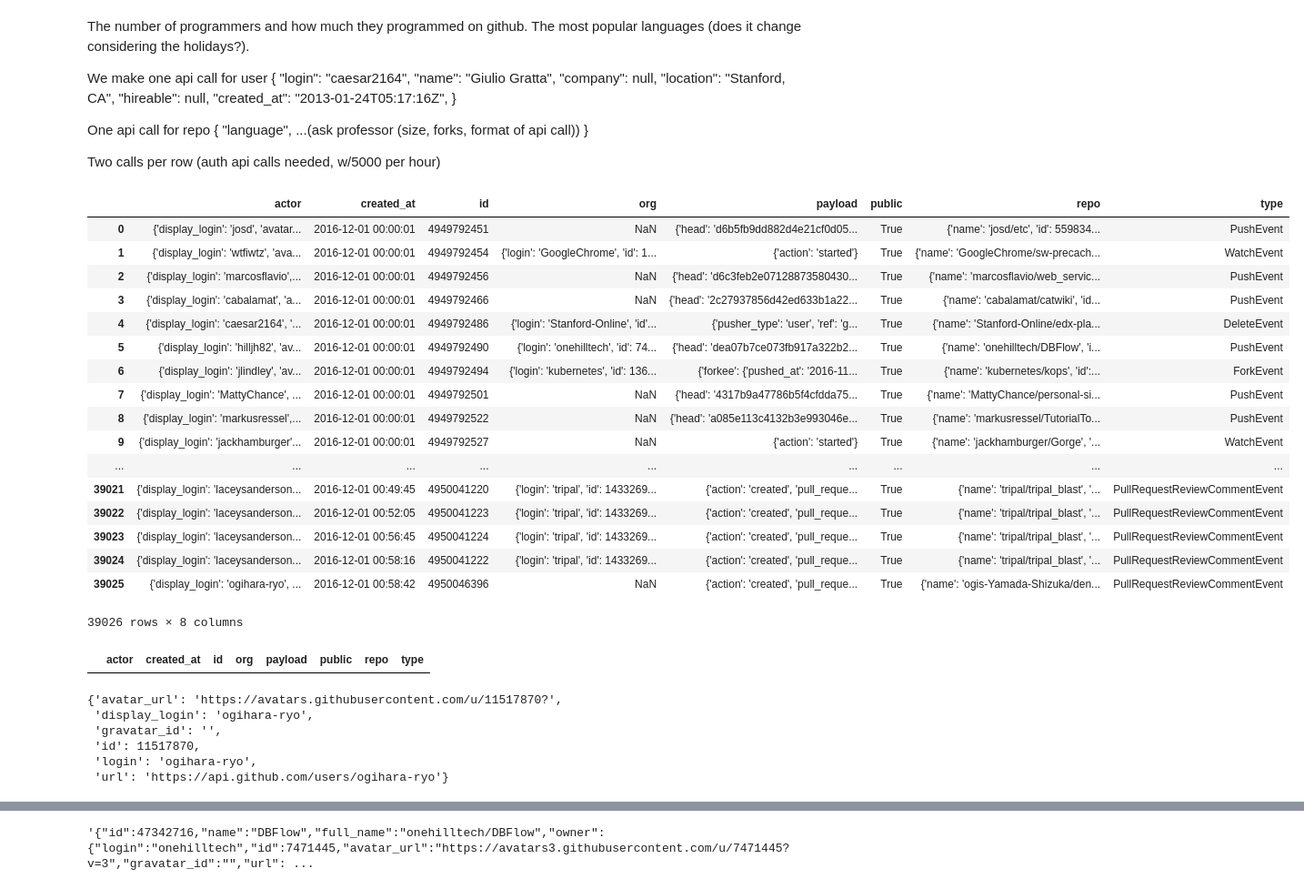
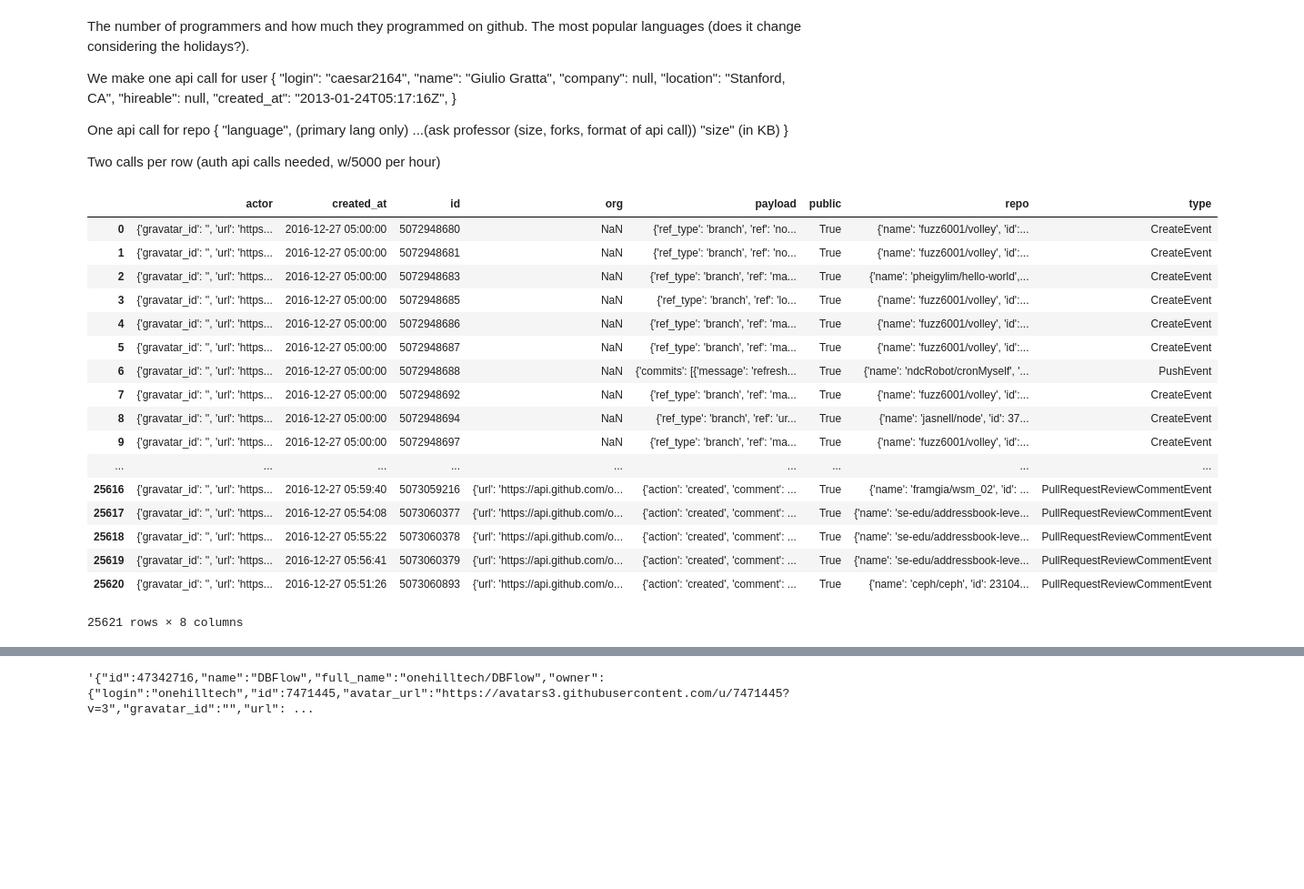
Before and after one commit to jebradbury39/GithubAnalysis, a Jupyter notebook: Data Collection and Cleaning.ipynb, the cells around one changed output, grey strips where cells are left out. Shown: that part at 91% size. Drawn from its saved outputs; the diff is of its cells as text; code cells hidden in the pictures; blank space fills up the shorter version.

Commit message:
Set up data collection

```diff
--- a/Data Collection and Cleaning.ipynb
+++ b/Data Collection and Cleaning.ipynb
@@ -14,8 +14,9 @@ We make one api call for user
 
 One api call for repo
 {
-    "language",
+    "language", (primary lang only)
     ...(ask professor (size, forks, format of api call))
+    "size" (in KB)
 }
 
 Two calls per row (auth api calls needed, w/5000 per hour)
@@ -33,35 +32,22 @@ clientSecret = auth["Client Secret"].loc[0]
 # %%
-data = pd.read_json("dataset/2016-12-01-0.json", lines=True)
+data = pd.read_json("/share/GithubAnalysis/2016-12-27-5.json", lines=True)
 data
 # %% [output]
 |  | actor | created_at | id | org | payload | public | repo | type |
-| 0 | {'display_login': 'josd', 'avatar... | 2016-12-01 00:00:01 | 4949792451 | NaN | {'head': 'd6b5fb9dd882d4e21cf0d05... | True | {'name': 'josd/etc', 'id': 559834... | PushEvent |
-| 1 | {'display_login': 'wtfiwtz', 'ava... | 2016-12-01 00:00:01 | 4949792454 | {'login': 'GoogleChrome', 'id': 1... | {'action': 'started'} | True | {'name': 'GoogleChrome/sw-precach... | WatchEvent |
-| 2 | {'display_login': 'marcosflavio',... | 2016-12-01 00:00:01 | 4949792456 | NaN | {'head': 'd6c3feb2e07128873580430... | True | {'name': 'marcosflavio/web_servic... | PushEvent |
-| 3 | {'display_login': 'cabalamat', 'a... | 2016-12-01 00:00:01 | 4949792466 | NaN | {'head': '2c27937856d42ed633b1a22... | True | {'name': 'cabalamat/catwiki', 'id... | PushEvent |
-| 4 | {'display_login': 'caesar2164', '... | 2016-12-01 00:00:01 | 4949792486 | {'login': 'Stanford-Online', 'id'... | {'pusher_type': 'user', 'ref': 'g... | True | {'name': 'Stanford-Online/edx-pla... | DeleteEvent |
-| 5 | {'display_login': 'hilljh82', 'av... | 2016-12-01 00:00:01 | 4949792490 | {'login': 'onehilltech', 'id': 74... | {'head': 'dea07b7ce073fb917a322b2... | True | {'name': 'onehilltech/DBFlow', 'i... | PushEvent |
-| 6 | {'display_login': 'jlindley', 'av... | 2016-12-01 00:00:01 | 4949792494 | {'login': 'kubernetes', 'id': 136... | {'forkee': {'pushed_at': '2016-11... | True | {'name': 'kubernetes/kops', 'id':... | ForkEvent |
-| 7 | {'display_login': 'MattyChance', ... | 2016-12-01 00:00:01 | 4949792501 | NaN | {'head': '4317b9a47786b5f4cfdda75... | True | {'name': 'MattyChance/personal-si... | PushEvent |
-| 8 | {'display_login': 'markusressel',... | 2016-12-01 00:00:01 | 4949792522 | NaN | {'head': 'a085e113c4132b3e993046e... | True | {'name': 'markusressel/TutorialTo... | PushEvent |
-| 9 | {'display_login': 'jackhamburger'... | 2016-12-01 00:00:01 | 4949792527 | NaN | {'action': 'started'} | True | {'name': 'jackhamburger/Gorge', '... | WatchEvent |
+| 0 | {'gravatar_id': '', 'url': 'https... | 2016-12-27 05:00:00 | 5072948680 | NaN | {'ref_type': 'branch', 'ref': 'no... | True | {'name': 'fuzz6001/volley', 'id':... | CreateEvent |
+| 1 | {'gravatar_id': '', 'url': 'https... | 2016-12-27 05:00:00 | 5072948681 | NaN | {'ref_type': 'branch', 'ref': 'no... | True | {'name': 'fuzz6001/volley', 'id':... | CreateEvent |
+| 2 | {'gravatar_id': '', 'url': 'https... | 2016-12-27 05:00:00 | 5072948683 | NaN | {'ref_type': 'branch', 'ref': 'ma... | True | {'name': 'pheigylim/hello-world',... | CreateEvent |
+| 3 | {'gravatar_id': '', 'url': 'https... | 2016-12-27 05:00:00 | 5072948685 | NaN | {'ref_type': 'branch', 'ref': 'lo... | True | {'name': 'fuzz6001/volley', 'id':... | CreateEvent |
+| 4 | {'gravatar_id': '', 'url': 'https... | 2016-12-27 05:00:00 | 5072948686 | NaN | {'ref_type': 'branch', 'ref': 'ma... | True | {'name': 'fuzz6001/volley', 'id':... | CreateEvent |
+| 5 | {'gravatar_id': '', 'url': 'https... | 2016-12-27 05:00:00 | 5072948687 | NaN | {'ref_type': 'branch', 'ref': 'ma... | True | {'name': 'fuzz6001/volley', 'id':... | CreateEvent |
+| 6 | {'gravatar_id': '', 'url': 'https... | 2016-12-27 05:00:00 | 5072948688 | NaN | {'commits': [{'message': 'refresh... | True | {'name': 'ndcRobot/cronMyself', '... | PushEvent |
+| 7 | {'gravatar_id': '', 'url': 'https... | 2016-12-27 05:00:00 | 5072948692 | NaN | {'ref_type': 'branch', 'ref': 'ma... | True | {'name': 'fuzz6001/volley', 'id':... | CreateEvent |
+| 8 | {'gravatar_id': '', 'url': 'https... | 2016-12-27 05:00:00 | 5072948694 | NaN | {'ref_type': 'branch', 'ref': 'ur... | True | {'name': 'jasnell/node', 'id': 37... | CreateEvent |
+| 9 | {'gravatar_id': '', 'url': 'https... | 2016-12-27 05:00:00 | 5072948697 | NaN | {'ref_type': 'branch', 'ref': 'ma... | True | {'name': 'fuzz6001/volley', 'id':... | CreateEvent |
 | ... | ... | ... | ... | ... | ... | ... | ... | ... |
-| 39021 | {'display_login': 'laceysanderson... | 2016-12-01 00:49:45 | 4950041220 | {'login': 'tripal', 'id': 1433269... | {'action': 'created', 'pull_reque... | True | {'name': 'tripal/tripal_blast', '... | PullRequestReviewCommentEvent |
-| 39022 | {'display_login': 'laceysanderson... | 2016-12-01 00:52:05 | 4950041223 | {'login': 'tripal', 'id': 1433269... | {'action': 'created', 'pull_reque... | True | {'name': 'tripal/tripal_blast', '... | PullRequestReviewCommentEvent |
-| 39023 | {'display_login': 'laceysanderson... | 2016-12-01 00:56:45 | 4950041224 | {'login': 'tripal', 'id': 1433269... | {'action': 'created', 'pull_reque... | True | {'name': 'tripal/tripal_blast', '... | PullRequestReviewCommentEvent |
-| 39024 | {'display_login': 'laceysanderson... | 2016-12-01 00:58:16 | 4950041222 | {'login': 'tripal', 'id': 1433269... | {'action': 'created', 'pull_reque... | True | {'name': 'tripal/tripal_blast', '... | PullRequestReviewCommentEvent |
-| 39025 | {'display_login': 'ogihara-ryo', ... | 2016-12-01 00:58:42 | 4950046396 | NaN | {'action': 'created', 'pull_reque... | True | {'name': 'ogis-Yamada-Shizuka/den... | PullRequestReviewCommentEvent |
+| 25616 | {'gravatar_id': '', 'url': 'https... | 2016-12-27 05:59:40 | 5073059216 | {'url': 'https://api.github.com/o... | {'action': 'created', 'comment': ... | True | {'name': 'framgia/wsm_02', 'id': ... | PullRequestReviewCommentEvent |
+| 25617 | {'gravatar_id': '', 'url': 'https... | 2016-12-27 05:54:08 | 5073060377 | {'url': 'https://api.github.com/o... | {'action': 'created', 'comment': ... | True | {'name': 'se-edu/addressbook-leve... | PullRequestReviewCommentEvent |
+| 25618 | {'gravatar_id': '', 'url': 'https... | 2016-12-27 05:55:22 | 5073060378 | {'url': 'https://api.github.com/o... | {'action': 'created', 'comment': ... | True | {'name': 'se-edu/addressbook-leve... | PullRequestReviewCommentEvent |
+| 25619 | {'gravatar_id': '', 'url': 'https... | 2016-12-27 05:56:41 | 5073060379 | {'url': 'https://api.github.com/o... | {'action': 'created', 'comment': ... | True | {'name': 'se-edu/addressbook-leve... | PullRequestReviewCommentEvent |
+| 25620 | {'gravatar_id': '', 'url': 'https... | 2016-12-27 05:51:26 | 5073060893 | {'url': 'https://api.github.com/o... | {'action': 'created', 'comment': ... | True | {'name': 'ceph/ceph', 'id': 23104... | PullRequestReviewCommentEvent |
-39026 rows × 8 columns
+25621 rows × 8 columns
-# %%
-data[data.public == False]
-# %% [output]
-|  | actor | created_at | id | org | payload | public | repo | type |
-# %%
-data.actor.iloc[39025]
-# %% [output]
-{'avatar_url': 'https://avatars.githubusercontent.com/u/11517870?',
- 'display_login': 'ogihara-ryo',
- 'gravatar_id': '',
- 'id': 11517870,
- 'login': 'ogihara-ryo',
- 'url': 'https://api.github.com/users/ogihara-ryo'}
```
Also changed, not shown: parts of 17 cells of this notebook.
